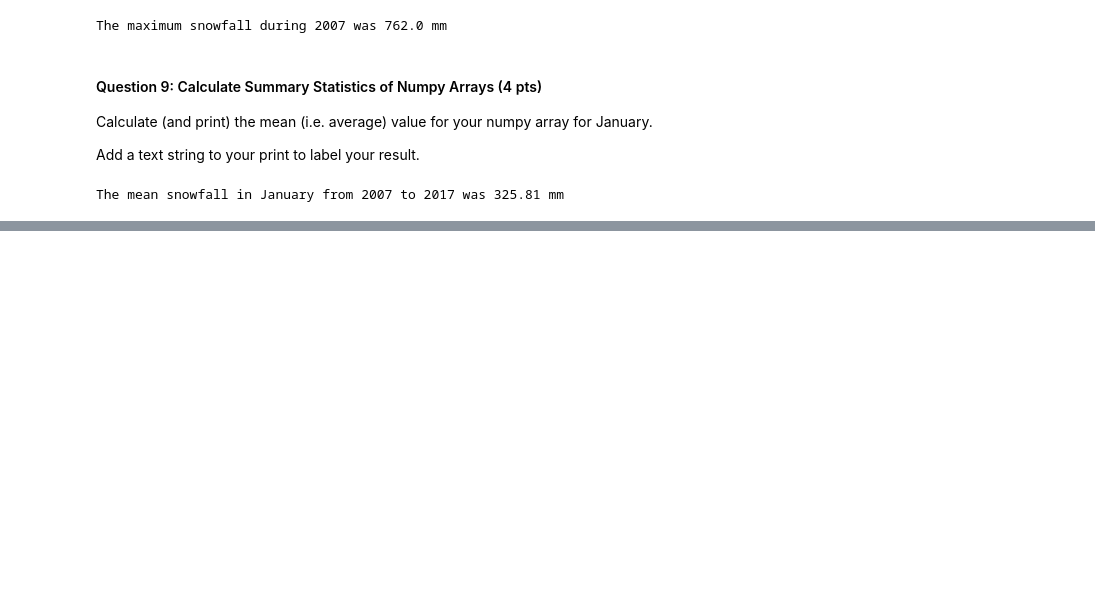
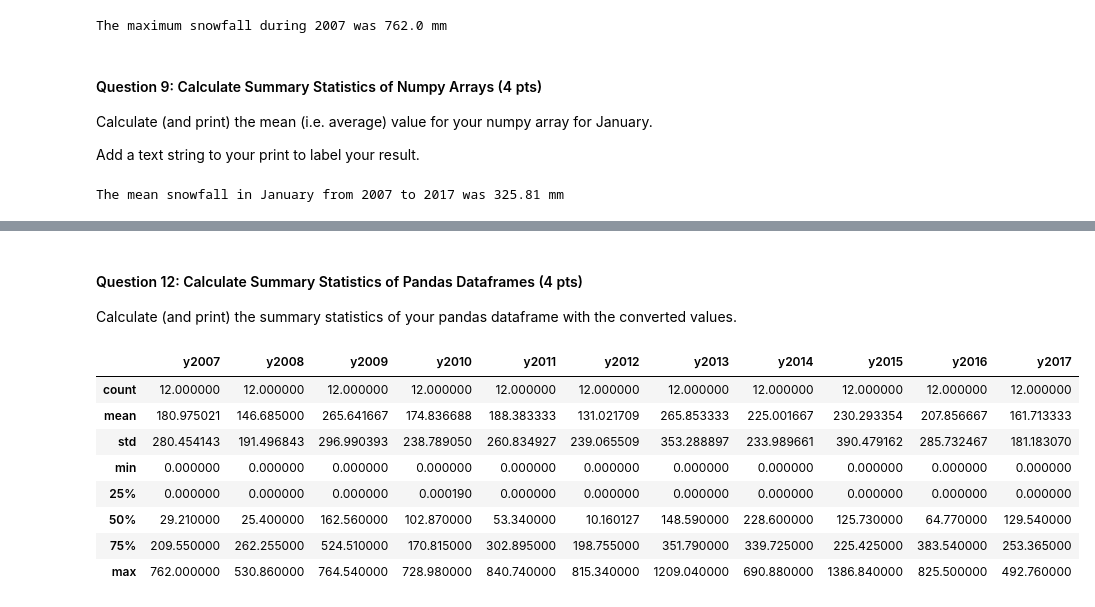
Before and after one commit to geo-py/ea-bootcamp-hw-2-mbrown, a Jupyter notebook: mbrown-ea-bootcamp-hw-2.ipynb, the cells around one changed output, grey strips where cells are left out. Cells and saved outputs as stored; diff of their text form; code cells hidden in the pictures; blank space fills up the shorter version.

```diff
--- a/mbrown-ea-bootcamp-hw-2.ipynb
+++ b/mbrown-ea-bootcamp-hw-2.ipynb
@@ -201,0 +295,18 @@ The mean snowfall in January from 2007 to 2017 was 325.81 mm
+# %% [markdown]
+#### Question 12: Calculate Summary Statistics of Pandas Dataframes (4 pts)
+
+Calculate (and print) the summary statistics of your pandas dataframe with the converted values.
+# %%
+# calculate summary statistics of Pandas Dataframe
+
+snow_07_17_months_seasons.describe()
+# %% [output]
+|  | y2007 | y2008 | y2009 | y2010 | y2011 | y2012 | y2013 | y2014 | y2015 | y2016 | y2017 |
+| count | 12.000000 | 12.000000 | 12.000000 | 12.000000 | 12.000000 | 12.000000 | 12.000000 | 12.000000 | 12.000000 | 12.000000 | 12.000000 |
+| mean | 180.975021 | 146.685000 | 265.641667 | 174.836688 | 188.383333 | 131.021709 | 265.853333 | 225.001667 | 230.293354 | 207.856667 | 161.713333 |
+| std | 280.454143 | 191.496843 | 296.990393 | 238.789050 | 260.834927 | 239.065509 | 353.288897 | 233.989661 | 390.479162 | 285.732467 | 181.183070 |
+| min | 0.000000 | 0.000000 | 0.000000 | 0.000000 | 0.000000 | 0.000000 | 0.000000 | 0.000000 | 0.000000 | 0.000000 | 0.000000 |
+| 25% | 0.000000 | 0.000000 | 0.000000 | 0.000190 | 0.000000 | 0.000000 | 0.000000 | 0.000000 | 0.000000 | 0.000000 | 0.000000 |
+| 50% | 29.210000 | 25.400000 | 162.560000 | 102.870000 | 53.340000 | 10.160127 | 148.590000 | 228.600000 | 125.730000 | 64.770000 | 129.540000 |
+| 75% | 209.550000 | 262.255000 | 524.510000 | 170.815000 | 302.895000 | 198.755000 | 351.790000 | 339.725000 | 225.425000 | 383.540000 | 253.365000 |
+| max | 762.000000 | 530.860000 | 764.540000 | 728.980000 | 840.740000 | 815.340000 | 1209.040000 | 690.880000 | 1386.840000 | 825.500000 | 492.760000 |
```
Also changed, not shown: parts of 10 cells of this notebook.
